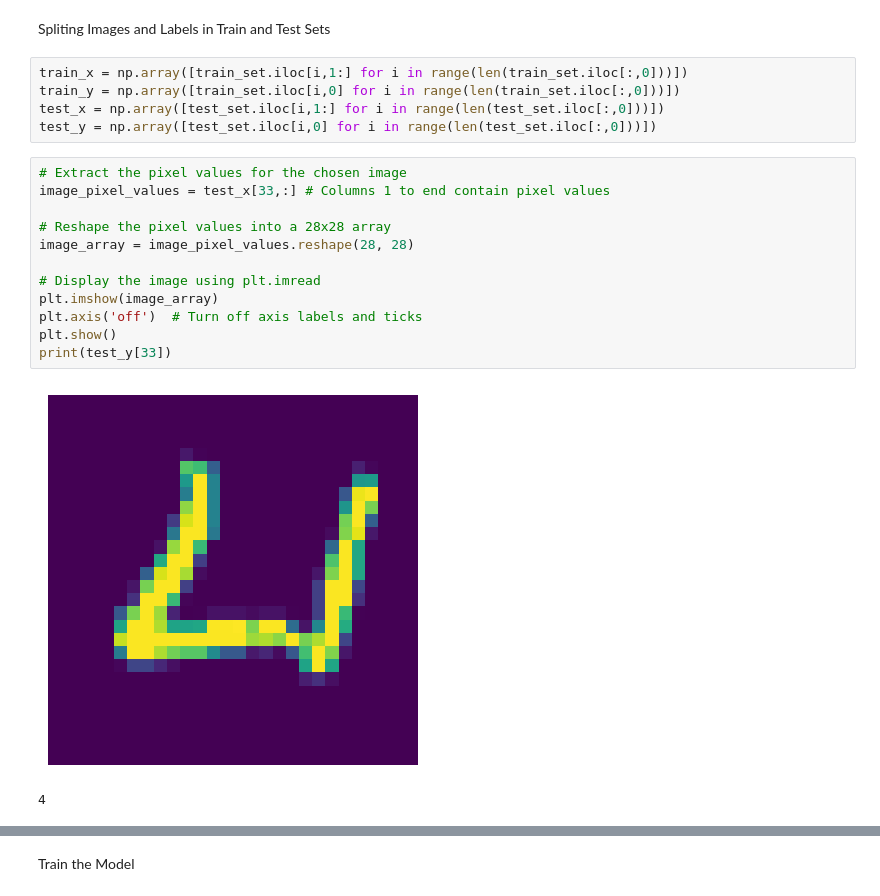
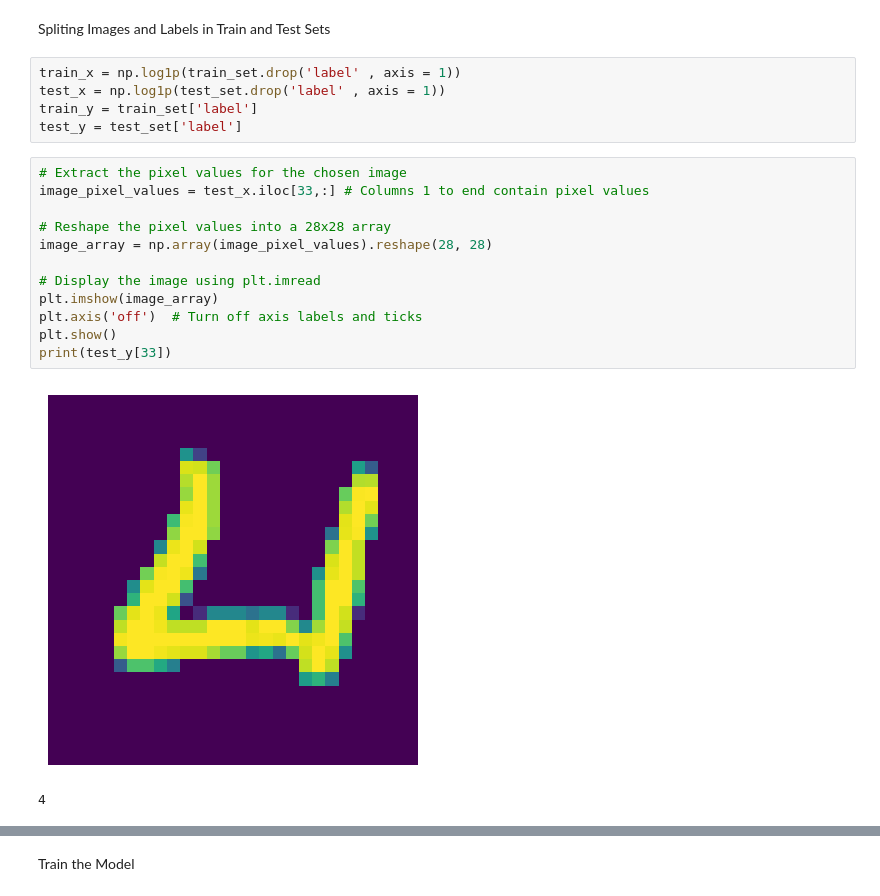
Before and after one commit to Ammar-Asim-23/imageClassifier, a Jupyter notebook: Project/main.ipynb, the cells around one changed output, grey strips where cells are left out. Saved outputs shown, nothing was run; the diff lists cells and outputs as text.

```diff
--- a/Project/main.ipynb
+++ b/Project/main.ipynb
@@ -70,25 +70,25 @@ print(test_set.iloc[row_index,0])
 9
 # %% [markdown]
 Spliting Images and Labels in Train and Test Sets
-# %%
-train_x = np.array([train_set.iloc[i,1:] for i in range(len(train_set.iloc[:,0]))])
-train_y = np.array([train_set.iloc[i,0] for i in range(len(train_set.iloc[:,0]))])
-test_x = np.array([test_set.iloc[i,1:] for i in range(len(test_set.iloc[:,0]))])
-test_y = np.array([test_set.iloc[i,0] for i in range(len(test_set.iloc[:,0]))])
+# %%
+train_x = np.log1p(train_set.drop('label' , axis = 1))
+test_x = np.log1p(test_set.drop('label' , axis = 1))
+train_y = train_set['label']
+test_y = test_set['label']
 # %%
 # Extract the pixel values for the chosen image
-image_pixel_values = test_x[33,:] # Columns 1 to end contain pixel values
+image_pixel_values = test_x.iloc[33,:] # Columns 1 to end contain pixel values
 
 # Reshape the pixel values into a 28x28 array
-image_array = image_pixel_values.reshape(28, 28)
+image_array = np.array(image_pixel_values).reshape(28, 28)
 
 # Display the image using plt.imread
 plt.imshow(image_array)
 plt.axis('off')  # Turn off axis labels and ticks
 plt.show()
 print(test_y[33])
 # %% [output]
-[figure, old version]
+[figure, new version]
 4
 # %%
 # Extract the pixel values for the chosen image
```
Also changed, not shown: parts of 8 cells of this notebook.
